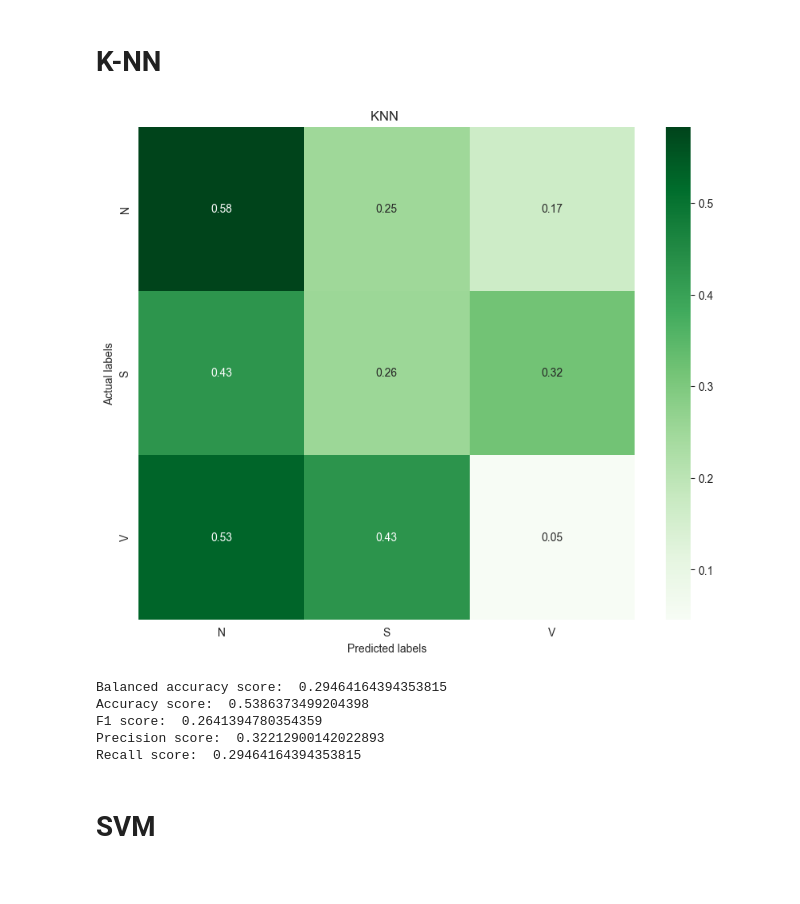
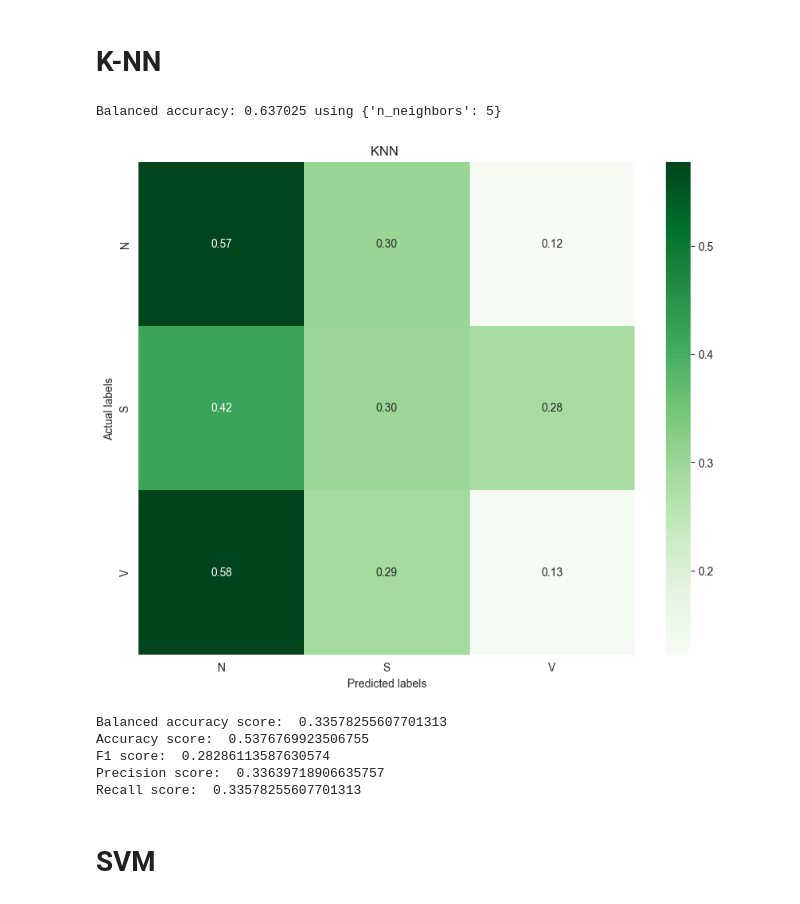
Before and after one commit to eleonora11sala/AI-project, a Jupyter notebook: MachineLearningApproach.ipynb, the cells around one changed output. Drawn from its saved outputs; the diff is of its cells as text; code cells hidden in the pictures.

```diff
--- a/MachineLearningApproach.ipynb
+++ b/MachineLearningApproach.ipynb
@@ -321,7 +299,7 @@ from sklearn.metrics import recall_score
 
 def compute_metrics (y_predi):
     predicted_class = np.argmax(y_predi, axis=-1)
-    test_classes = np.argmax(one_hot_encoded_array_test_rem, axis=-1)
+    test_classes = np.argmax(one_hot_encoded_array_test, axis=-1)
     print("Balanced accuracy score: ", balanced_accuracy_score(test_classes, predicted_class))
     print("Accuracy score: ", accuracy_score(test_classes, predicted_class))
     print("F1 score: ", f1_score(test_classes, predicted_class,average='macro'))
@@ -411,14 +410,12 @@ X_test_rem
 # %%
-'''
 from sklearn.decomposition import PCA
 varianceThreshold = 0.9
 pca_features = PCA(n_components = varianceThreshold) # dimensionality reduction
 pca_features.fit(X_train)
 
-X_train = pca_features.transform(X_train)
-print(np.shape(X_train))
+X_train_pca = pca_features.transform(X_train)
+print(np.shape(X_train_pca))
 
-X_test = pca_features.transform(X_test)
-print(np.shape(X_test))
-'''
+X_test_pca = pca_features.transform(X_test)
+print(np.shape(X_test_pca))
 # %% [output]
@@ -426,2 +424,5 @@ print(np.shape(X_test))
 # %% [markdown]
 # Downsampled sets
+# %%
+train = pd.concat([X_train,y_train],axis=1)
+train
@@ -427,0 +443,6 @@ print(np.shape(X_test))
+# %%
+train_df = downsample_majority_class(train,'annotation')
+
+# Creating training and testing sets
+X_train_d = train_df.drop(['annotation'], axis=1)
+y_train_d = train_df['annotation']
@@ -463,22 +495,29 @@ Name: count, dtype: int64
 # Models
 # %% [markdown]
 # K-NN
+# %%
+from sklearn.neighbors import KNeighborsClassifier
+classifier = KNeighborsClassifier()
+parameters = {'n_neighbors':np.arange(5,60,5)}
+
+hyperp_search_d(classifier,parameters)
+# %% [output]
+Balanced accuracy: 0.637025 using {'n_neighbors': 5}
 # %%
-from sklearn.neighbors import KNeighborsClassifier
-neigh = KNeighborsClassifier(n_neighbors=50)
-neigh.fit(X_train_rem_d, y_train_rem_d)
+neigh = KNeighborsClassifier(n_neighbors=5)
+neigh.fit(X_train_d, y_train_d)
 
-y_pred_knn = neigh.predict(X_test_rem)
+y_pred_knn = neigh.predict(X_test)
 
 one_hot_encoded_pred_knn = pd.get_dummies(y_pred_knn, columns=['0'])
 show_confusion_matrix(one_hot_encoded_pred_knn, "KNN ")
 compute_metrics(one_hot_encoded_pred_knn)
 # %% [output]
-[figure, old version]
+[figure, new version]
-Balanced accuracy score:  0.29464164394353815
-Accuracy score:  0.5386373499204398
-F1 score:  0.2641394780354359
-Precision score:  0.32212900142022893
-Recall score:  0.29464164394353815
+Balanced accuracy score:  0.33578255607701313
+Accuracy score:  0.5376769923506755
+F1 score:  0.28286113587630574
+Precision score:  0.33639718906635757
+Recall score:  0.33578255607701313
 # %% [markdown]
 # SVM
```
Also changed, not shown: parts of 28 cells of this notebook.
